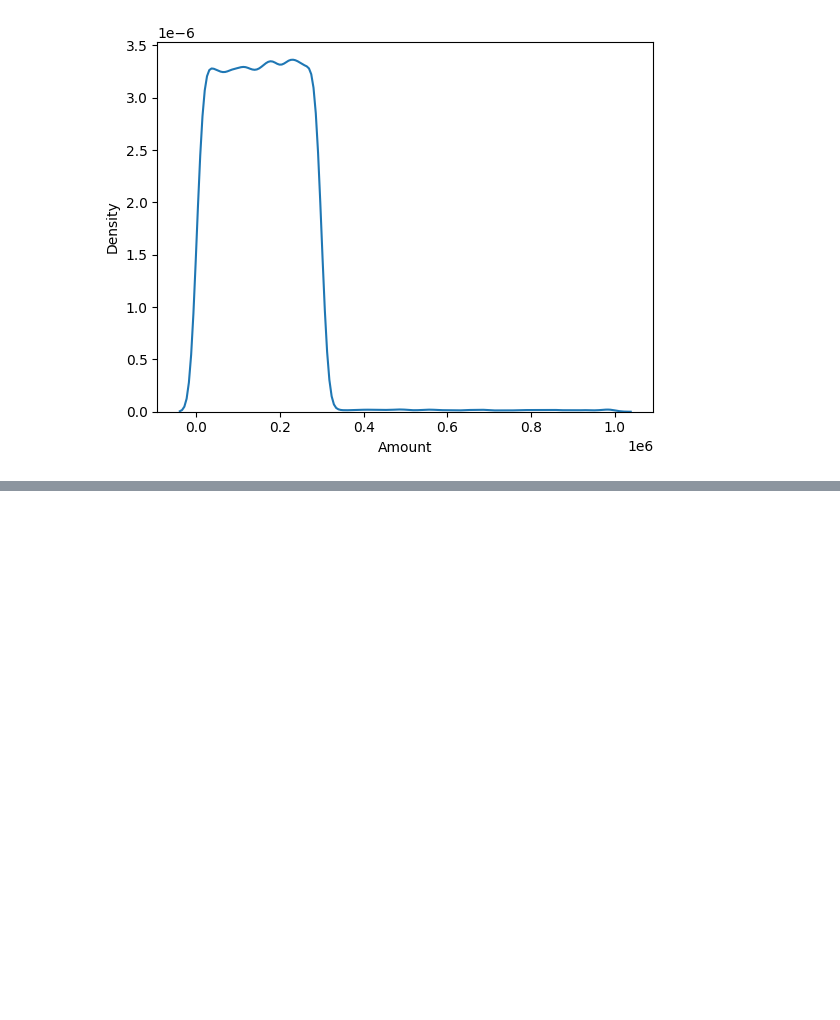
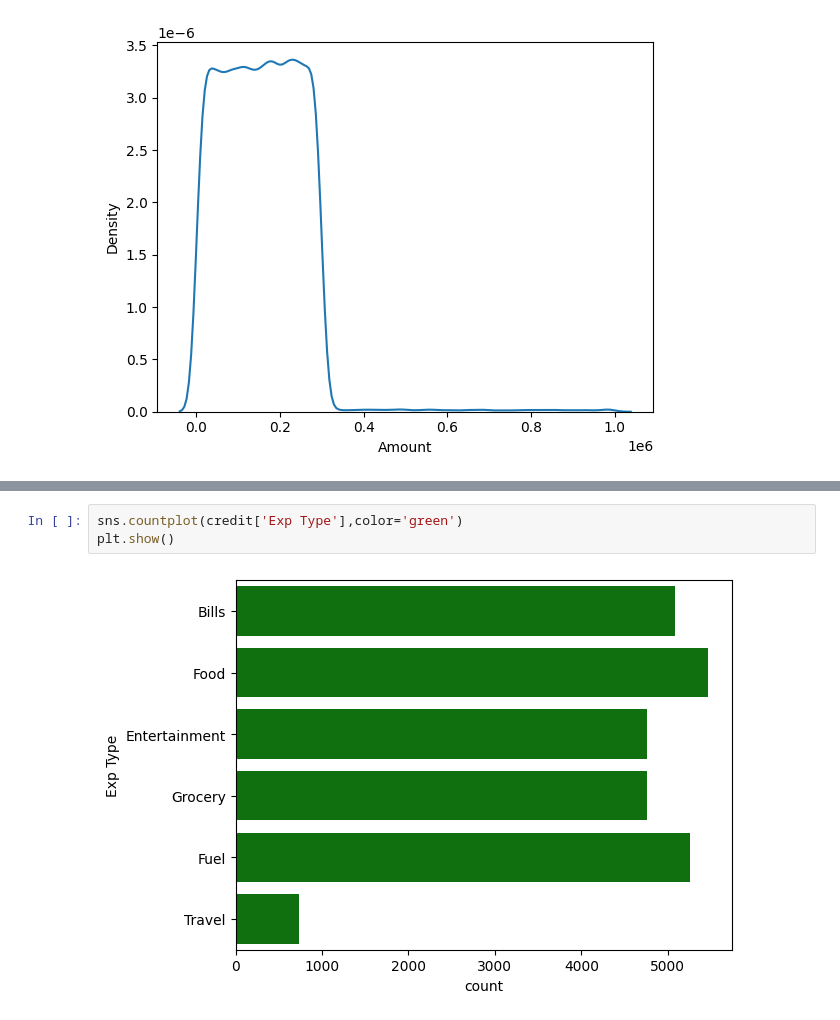
Before and after one commit to ankitg-02/Credit-Card-Transaction-Analysis, a Jupyter notebook: Credit_Card.ipynb, the cells around one changed output, grey strips where cells are left out. Cells and saved outputs as stored; diff of their text form; blank space fills up the shorter version.

```diff
--- a/Credit_Card.ipynb
+++ b/Credit_Card.ipynb
@@ -130,0 +136,5 @@ plt.show()
+# %%
+sns.countplot(credit['Exp Type'],color='green')
+plt.show()
+# %% [output]
+[figure, added]
```
Also changed, not shown: parts of 1 cell of this notebook.
